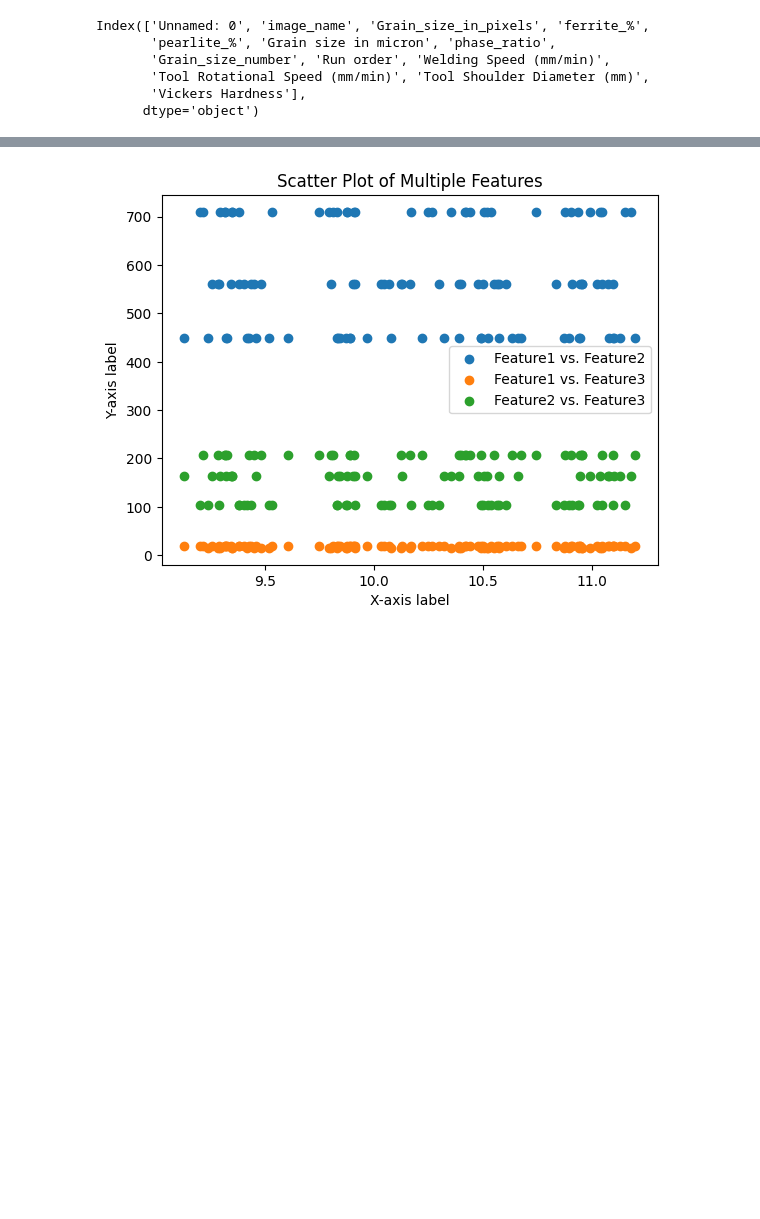
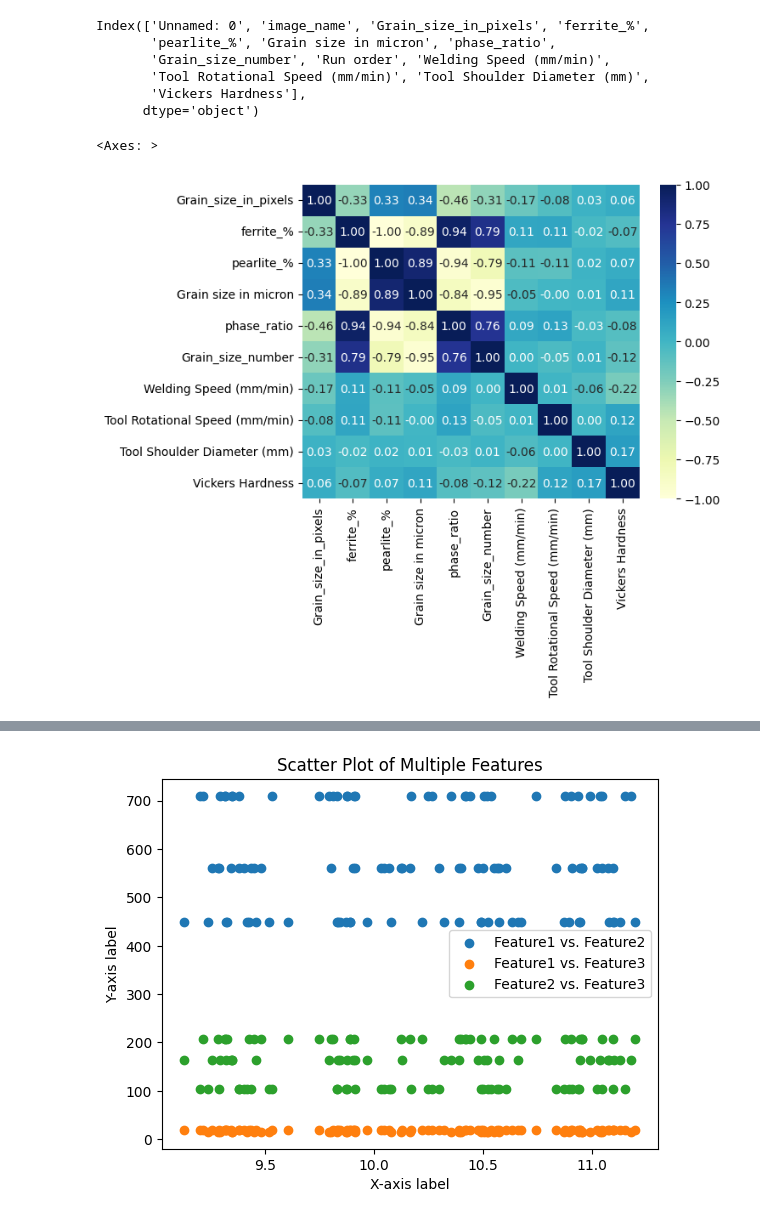
Before and after one commit to pushpendra910/ML-in-Friction-Stir-Welding, a Jupyter notebook: test.ipynb, the cells around one changed output, grey strips where cells are left out. Cells and saved outputs as stored; diff of their text form; code cells hidden in the pictures; blank space fills up the shorter version.

```diff
--- a/test.ipynb
+++ b/test.ipynb
@@ -63,0 +53,5 @@ Index(['Unnamed: 0', 'image_name', 'Grain_size_in_pixels', 'ferrite_%',
+# %%
+sns.heatmap(data.corr(), cmap="YlGnBu", annot=True,fmt=".2f")
+# %% [output]
+<Axes: >
+[figure, added]
```
Also changed, not shown: parts of 44 cells of this notebook.
